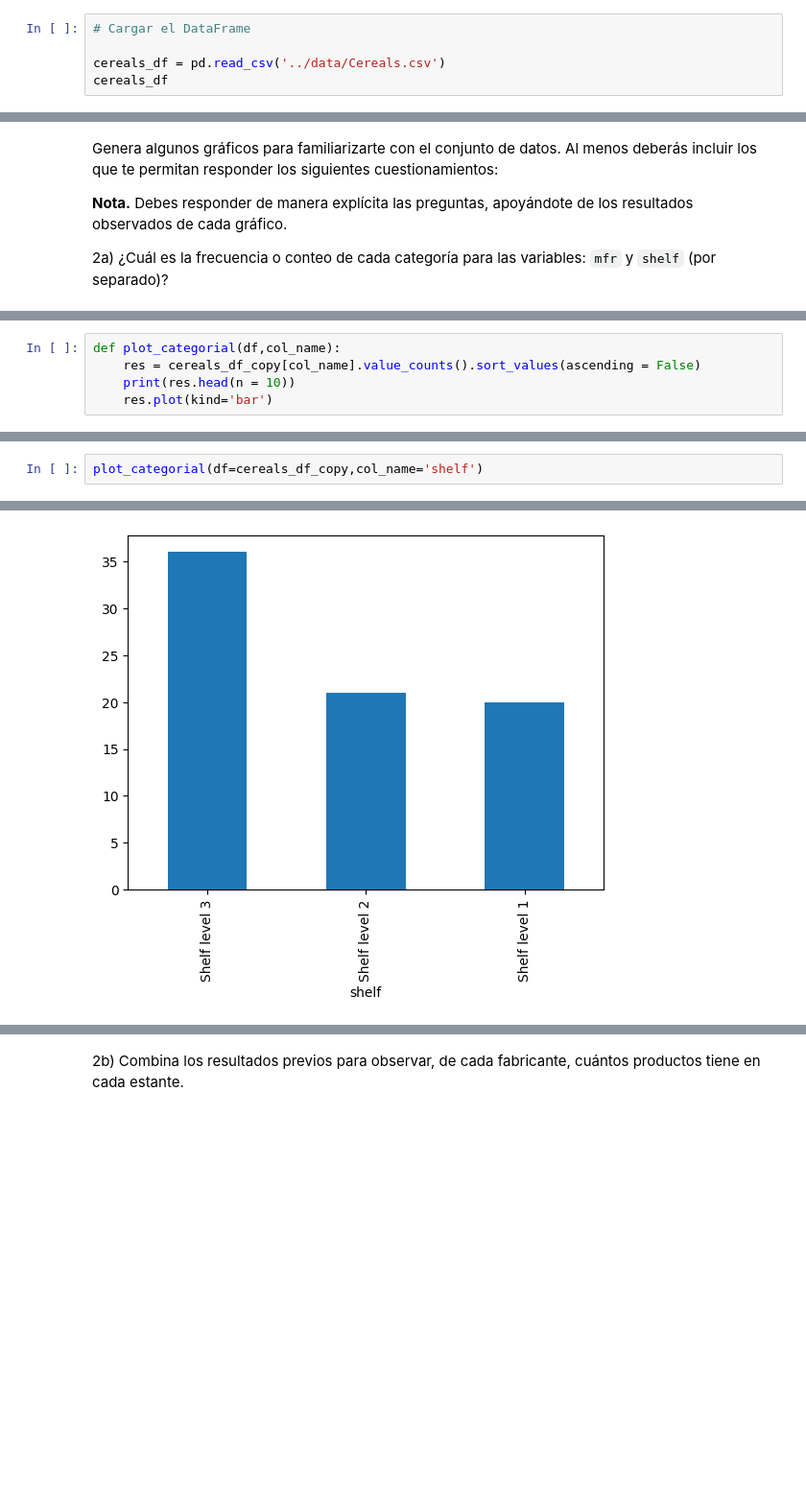
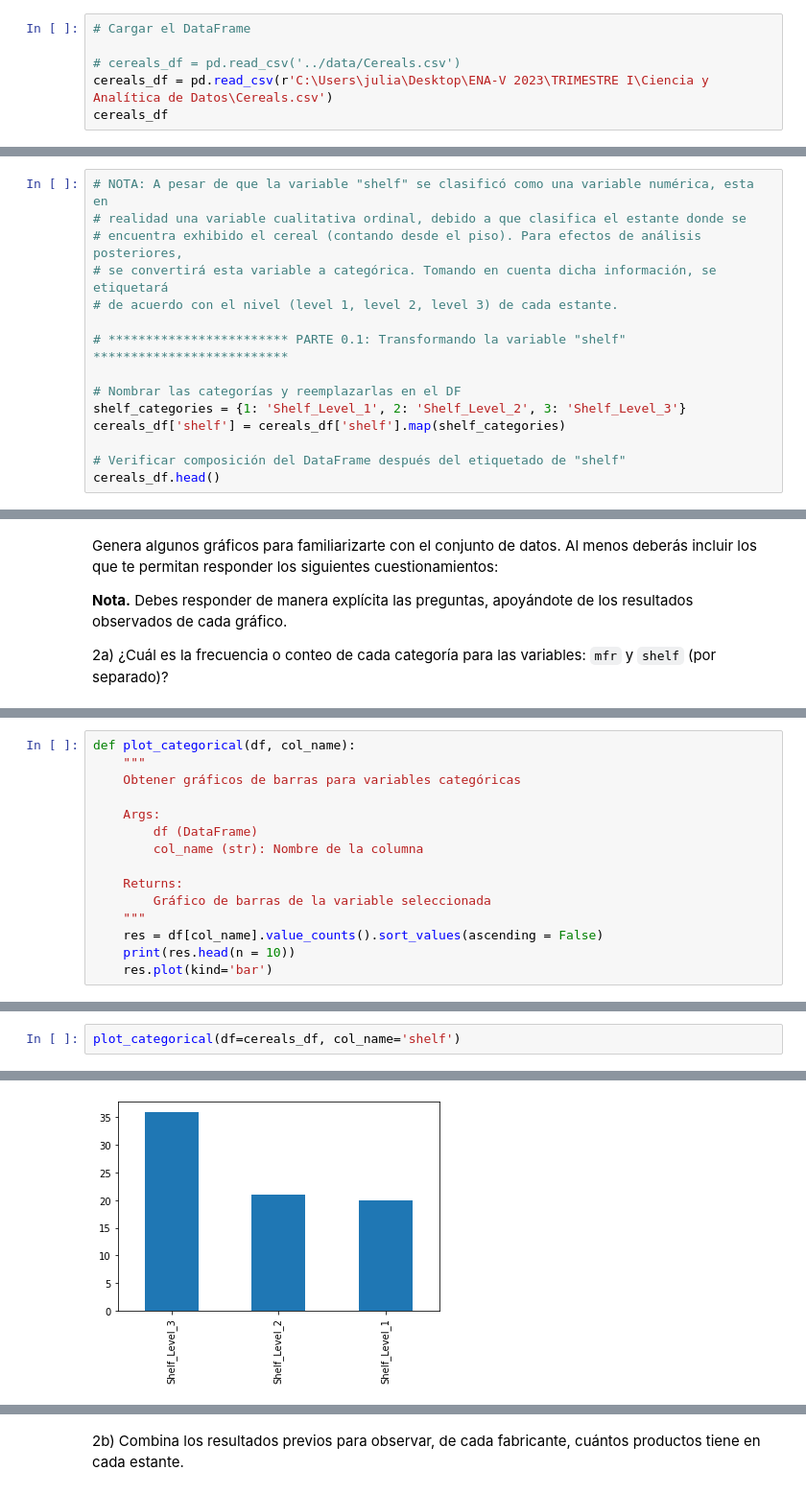
Before and after one commit to alexgarma/TC4029-ciencia-y-analitica-de-datos-equipo83, a Jupyter notebook: notebooks/Actividad7PCA_Equipo83.ipynb, the cells around one changed output, grey strips where cells are left out. Shown: that part at 96% size. Saved outputs shown, nothing was run; the diff lists cells and outputs as text; blank space fills up the shorter version.

```diff
--- a/notebooks/Actividad7PCA_Equipo83.ipynb
+++ b/notebooks/Actividad7PCA_Equipo83.ipynb
@@ -36,7 +36,8 @@ from tabulate import tabulate
 # %%
 # Cargar el DataFrame
 
-cereals_df = pd.read_csv('../data/Cereals.csv')
+# cereals_df = pd.read_csv('../data/Cereals.csv')
+cereals_df = pd.read_csv(r'C:\Users\julia\Desktop\ENA-V 2023\TRIMESTRE I\Ciencia y Analítica de Datos\Cereals.csv')
 cereals_df
 # %% [output]
 |  | name | mfr | type | calories | protein | fat | sodium | fiber | carbo | sugars | potass | ... |
@@ -123,3 +124,18 @@ Columnas del tipo "Numeric":
 |  1 | mfr        | Object      |
 |  2 | type       | Object      |
 +----+------------+-------------+
+# %%
+# NOTA: A pesar de que la variable "shelf" se clasificó como una variable numérica, esta en
+# realidad una variable cualitativa ordinal, debido a que clasifica el estante donde se
+# encuentra exhibido el cereal (contando desde el piso). Para efectos de análisis posteriores,
+# se convertirá esta variable a categórica. Tomando en cuenta dicha información, se etiquetará
+# de acuerdo con el nivel (level 1, level 2, level 3) de cada estante.
+
+# ************************ PARTE 0.1: Transformando la variable "shelf" **************************
+
+# Nombrar las categorías y reemplazarlas en el DF
+shelf_categories = {1: 'Shelf_Level_1', 2: 'Shelf_Level_2', 3: 'Shelf_Level_3'}
+cereals_df['shelf'] = cereals_df['shelf'].map(shelf_categories)
+
+# Verificar composición del DataFrame después del etiquetado de "shelf"
+cereals_df.head()
@@ -197,5 +219,15 @@ Genera algunos gráficos para familiarizarte con el conjunto de datos. Al menos
 # %%
-def plot_categorial(df,col_name):
-    res = cereals_df_copy[col_name].value_counts().sort_values(ascending = False)
+def plot_categorical(df, col_name):
+    """
+    Obtener gráficos de barras para variables categóricas
+
+    Args:
+        df (DataFrame)
+        col_name (str): Nombre de la columna
+
+    Returns:
+        Gráfico de barras de la variable seleccionada
+    """
+    res = df[col_name].value_counts().sort_values(ascending = False)
     print(res.head(n = 10))
     res.plot(kind='bar')
@@ -202,3 +236,3 @@ def plot_categorial(df,col_name):
 # %%
-plot_categorial(df=cereals_df_copy,col_name='shelf')
+plot_categorical(df=cereals_df, col_name='shelf')
 # %% [output]
@@ -210 +243 @@ Name: count, dtype: int64
-[figure, old version]
+[figure, new version]
```
Also changed, not shown: parts of 23 cells of this notebook.
